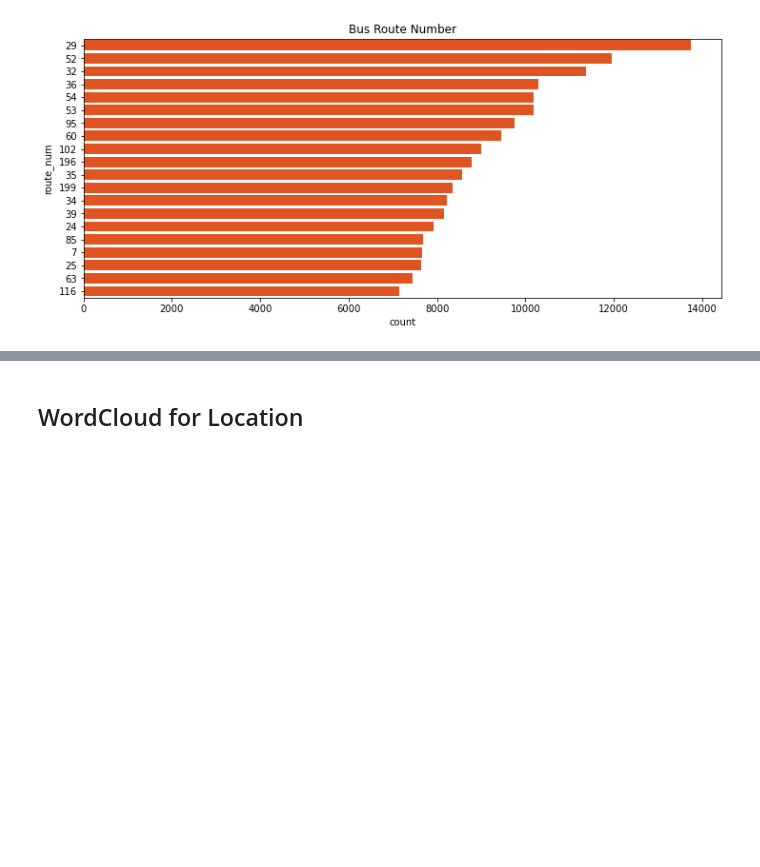
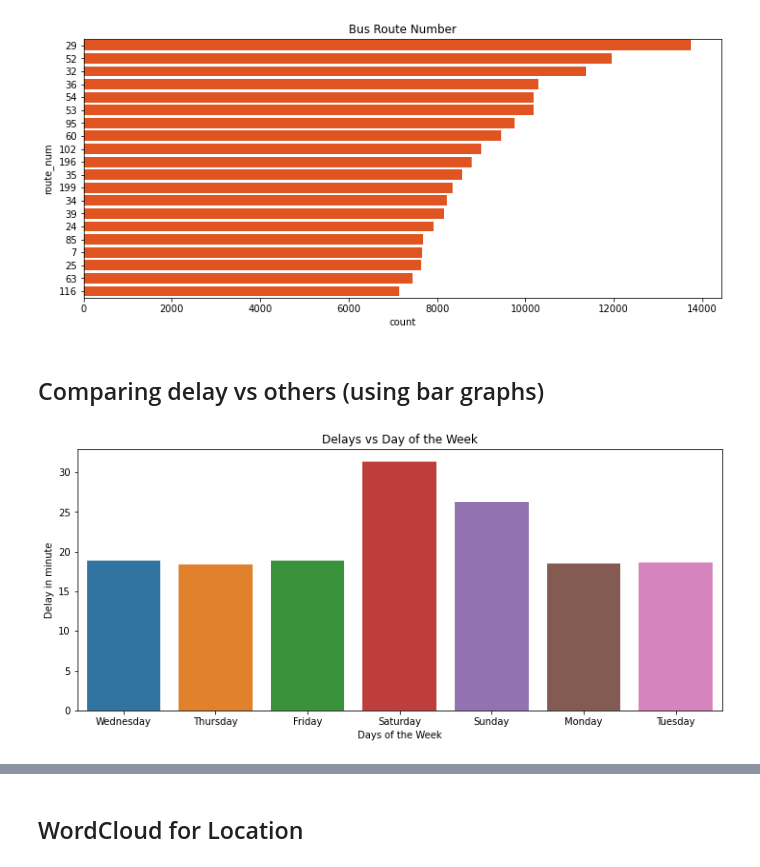
Before and after one commit to JasonYao3/TTC_transit_delay_proj, a Jupyter notebook: 3.Bus EDA.ipynb, the cells around one changed output, grey strips where cells are left out. Drawn from its saved outputs; the diff is of its cells as text; code cells hidden in the pictures; blank space fills up the shorter version.

```diff
--- a/3.Bus EDA.ipynb
+++ b/3.Bus EDA.ipynb
@@ -315,2 +312,12 @@ plt.title("Bus Route Number");
 # %% [output]
 [figure]
+# %% [markdown]
+## Comparing delay vs others (using bar graphs)
+# %%
+plt.figure(figsize=(12,5));
+sns.barplot(x='day_of_week', y='delay_min', data= bus_df, ci=None);
+plt.title("Delays vs Day of the Week");
+plt.xlabel("Days of the Week");
+plt.ylabel("Delay in minute");
+# %% [output]
+[figure, added]
```
Also changed, not shown: parts of 15 cells of this notebook, 2 other files.
